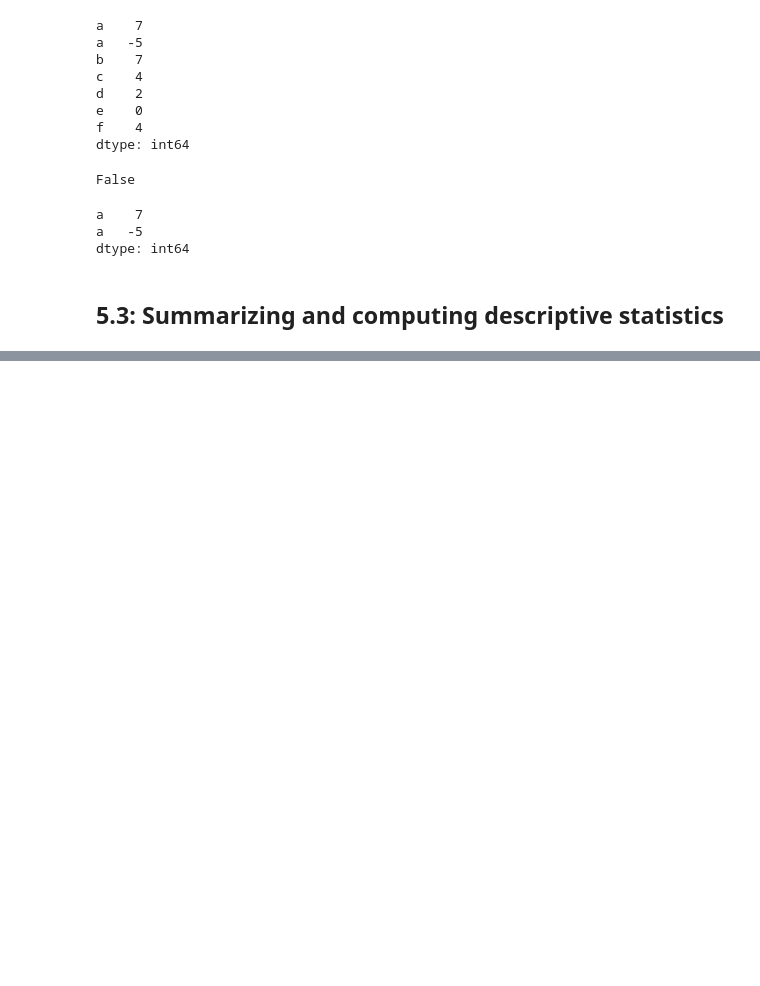
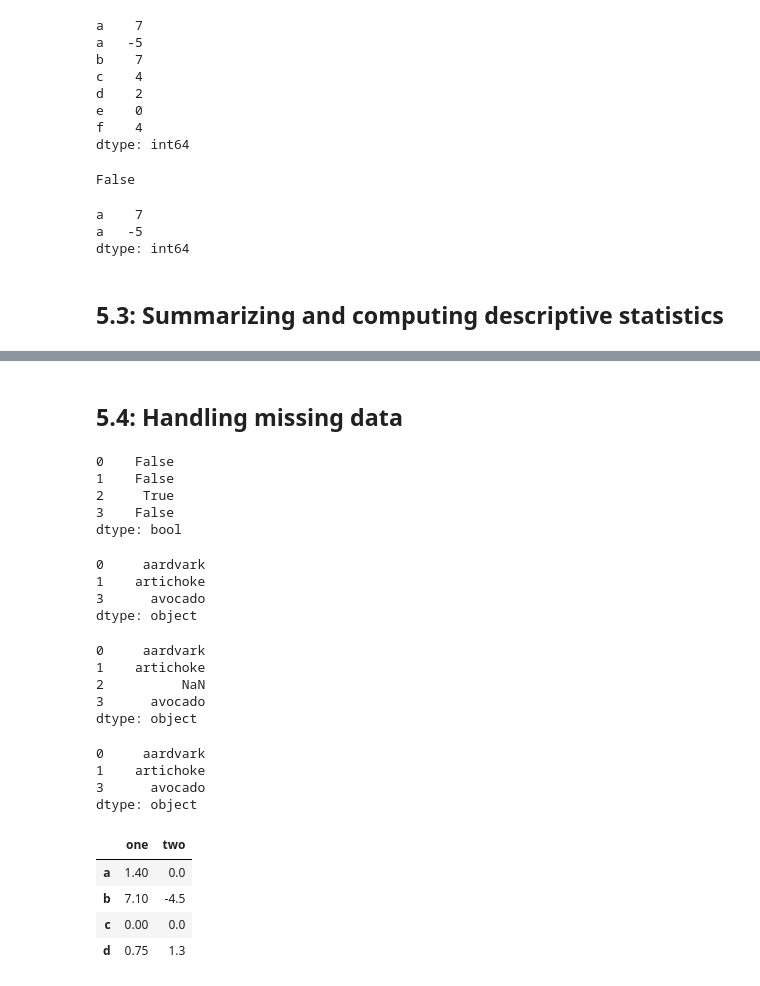
Before and after one commit to stanley-piotrowski/python_for_data_analysis, a Jupyter notebook: ch05.ipynb, the cells around one changed output, grey strips where cells are left out. Drawn from its saved outputs; the diff is of its cells as text; code cells hidden in the pictures; blank space fills up the shorter version.

```diff
--- a/ch05.ipynb
+++ b/ch05.ipynb
@@ -575,0 +715,46 @@ dtype: int64
+# %% [markdown]
+## 5.4: Handling missing data
+# %%
+# Detect missing data
+string_data = pd.Series(['aardvark', 'artichoke', np.nan, 'avocado'])
+string_data.isnull()
+# %% [output]
+0    False
+1    False
+2     True
+3    False
+dtype: bool
+# %%
+# Drop NaN values
+string_data.dropna()
+# %% [output]
+0     aardvark
+1    artichoke
+3      avocado
+dtype: object
+# %%
+# The underlying Series is left untouched
+string_data
+# %% [output]
+0     aardvark
+1    artichoke
+2          NaN
+3      avocado
+dtype: object
+# %%
+# Same result can be achieved using bracket indexing and the notnull() method
+string_data[string_data.notnull()]
+# %% [output]
+0     aardvark
+1    artichoke
+3      avocado
+dtype: object
+# %%
+# Although we can drop entries with missing values, we can also fill missing values with the fillna() method
+data_frame.fillna(0)
+# %% [output]
+|  | one | two |
+| a | 1.40 | 0.0 |
+| b | 7.10 | -4.5 |
+| c | 0.00 | 0.0 |
+| d | 0.75 | 1.3 |
```
Also changed, not shown: parts of 29 cells of this notebook.
